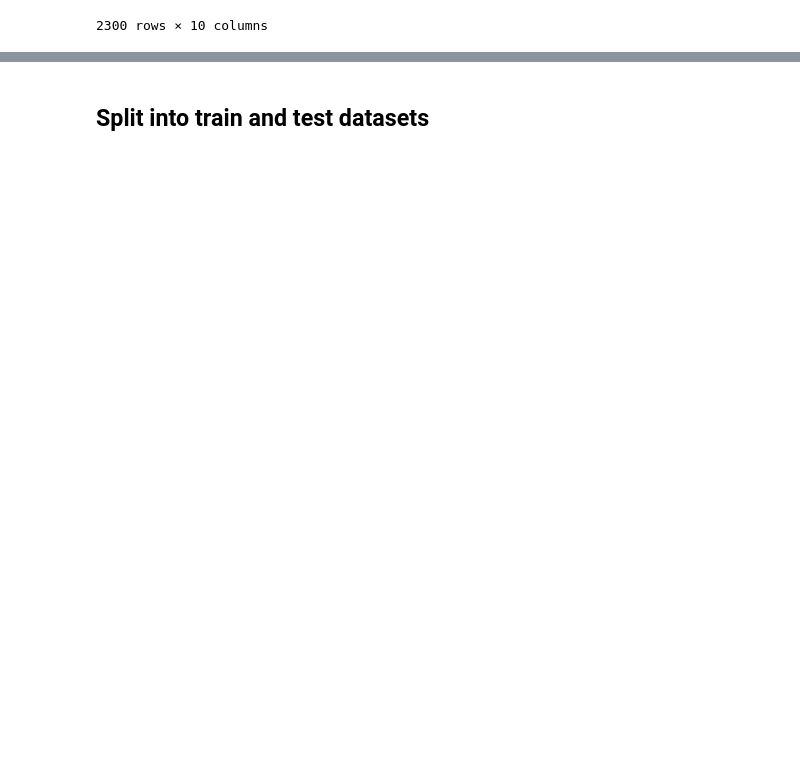
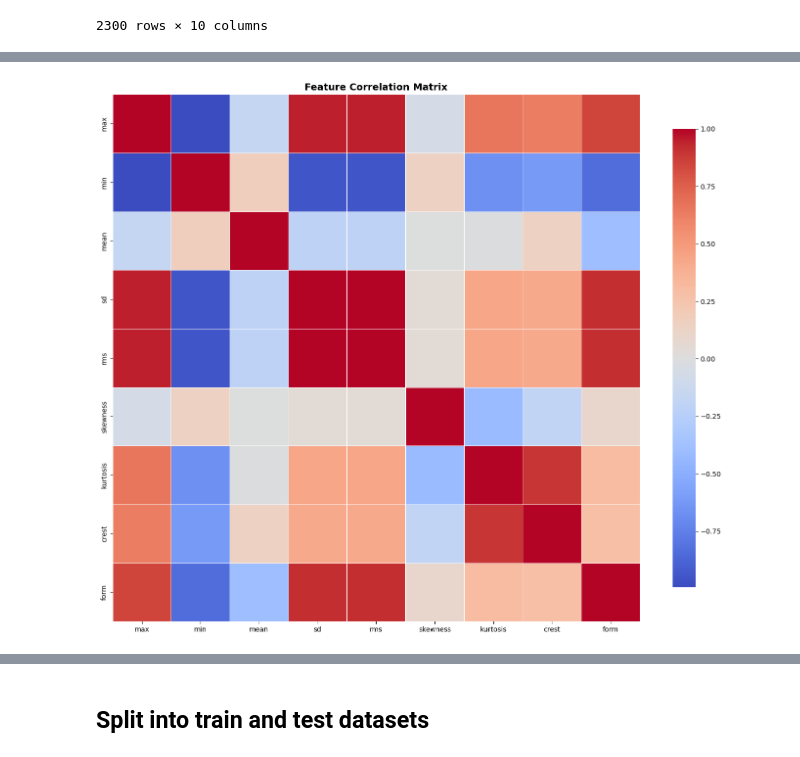
Before and after one commit to ekkirinaldi/ai-bearing-conference, a Jupyter notebook: crwu-bearings-benchmarks-shap-explainability.ipynb, the cells around one changed output, grey strips where cells are left out. Drawn from its saved outputs; the diff is of its cells as text; code cells hidden in the pictures; blank space fills up the shorter version.

```diff
--- a/crwu-bearings-benchmarks-shap-explainability.ipynb
+++ b/crwu-bearings-benchmarks-shap-explainability.ipynb
@@ -66,0 +152,5 @@ data_time
+# %%
+# Feature statistics
+feature_cols = data_time.columns[:-1]  # All columns except 'fault'
+print("Feature statistics:")
+print(data_time[feature_cols].describe())
@@ -66,0 +178,12 @@ data_time
+# %%
+# Correlation matrix
+correlation_matrix = data_time[feature_cols].corr()
+
+plt.figure(figsize=(14, 12))
+sns.heatmap(correlation_matrix, annot=False, cmap='coolwarm', center=0,
+            square=True, linewidths=0.5, cbar_kws={"shrink": 0.8})
+plt.title('Feature Correlation Matrix', fontsize=14, fontweight='bold')
+plt.tight_layout()
+plt.show()
+# %% [output]
+[figure, added]
```
Also changed, not shown: parts of 63 cells of this notebook.
